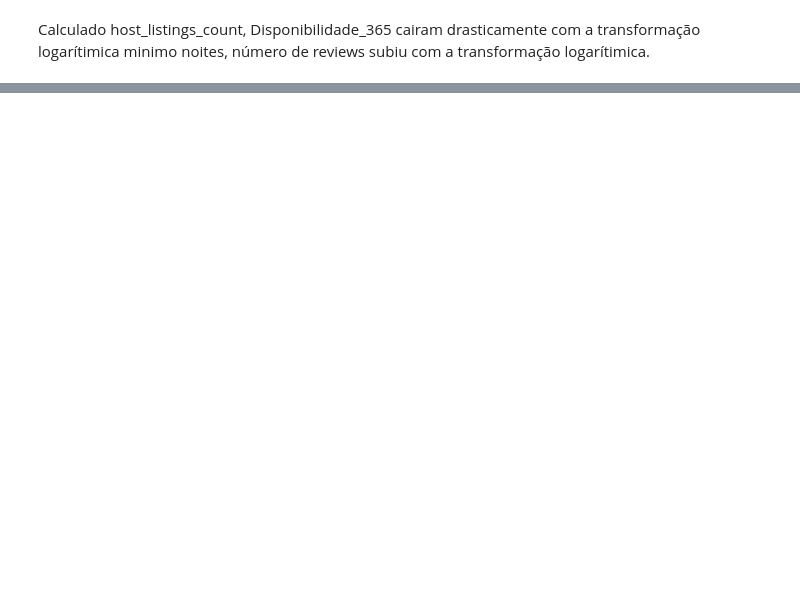
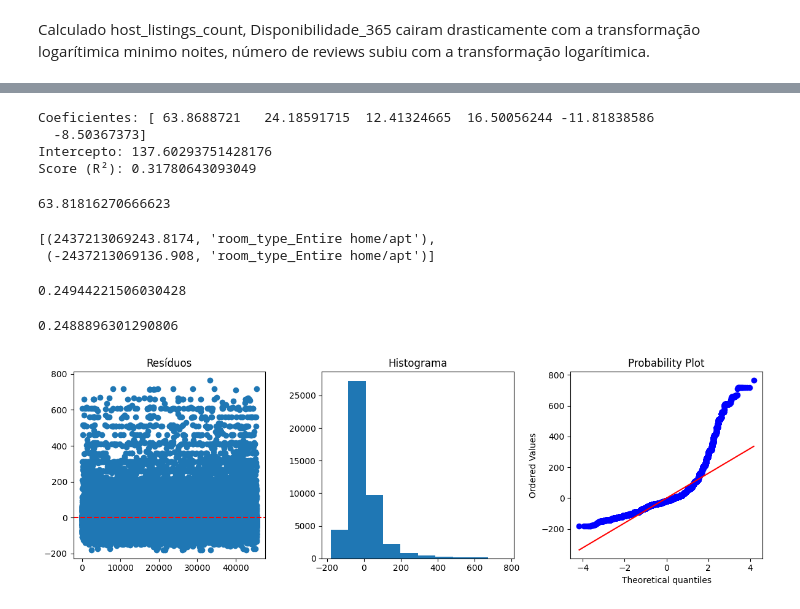
Before and after one commit to IanPerigoVianna/Lighthouse_DataScience, a Jupyter notebook: LH_CD_IAN_LUCAS_PERIGO_VIANNA.ipynb, the cells around one changed output, grey strips where cells are left out. Cells and saved outputs as stored; diff of their text form; code cells hidden in the pictures; blank space fills up the shorter version.

```diff
--- a/LH_CD_IAN_LUCAS_PERIGO_VIANNA.ipynb
+++ b/LH_CD_IAN_LUCAS_PERIGO_VIANNA.ipynb
@@ -1121,0 +1333,63 @@ plt.show()
+# %%
+x_train, x_test, y_train, y_test = train_test_split(X, y, test_size=0.30, random_state=42)
+
+# Inicialize o StandardScaler e ajuste/transforme aos dados de treinamento
+scaler = StandardScaler()
+x_train_scaled = scaler.fit_transform(x_train)
+x_test_scaled = scaler.transform(x_test)
+
+# Inicialize o modelo de regressão linear
+modelo = LinearRegression()
+
+# Ajuste o modelo aos dados de treinamento normalizados
+modelo.fit(x_train_scaled, y_train)
+
+# Avalie o desempenho no conjunto de teste
+score = modelo.score(x_test_scaled, y_test)
+
+# Imprima o coeficiente e o intercepto
+print('Coeficientes:', modelo.coef_)
+print('Intercepto:', modelo.intercept_)
+
+# Imprima o score (R²)
+print('Score (R²):', score)
+# %% [output]
+Coeficientes: [ 63.8688721   24.18591715  12.41324665  16.50056244 -11.81838586
+  -8.50367373]
+Intercepto: 137.60293751428176
+Score (R²): 0.31780643093049
+# %%
+modelo.intercept_
+# %% [output]
+63.81816270666623
+# %%
+sorted(list(zip(modelo.coef_,X.columns)),reverse=True)
+# %% [output]
+[(2437213069243.8174, 'room_type_Entire home/apt'),
+ (-2437213069136.908, 'room_type_Entire home/apt')]
+# %%
+modelo.score(X,y)
+# %% [output]
+0.24944221506030428
+# %%
+yhat = modelo.predict(X)
+r2_score(y_true=y,y_pred=yhat)
+# %% [output]
+0.2488896301290806
+# %%
+def plot_sumario(residuos,figsize=(12,4)):
+  fig, ax = plt.subplots(ncols=3, figsize=figsize)
+  ax=ax.ravel()
+  ax[0].scatter(x=range(len(residuos)),y=residuos)
+  ax[0].set_title("Resíduos")
+  ax[0].axhline(y=0,linestyle='dashed',color='red')
+  ax[1].hist(residuos,bins=10)
+  ax[1].set_title("Histograma")
+  sp.stats.probplot(residuos,plot=ax[2], fit=True)
+  plt.tight_layout()
+  plt.show()
+# %%
+erros = y - yhat
+plot_sumario(erros)
+# %% [output]
+[figure, added]
```
Also changed, not shown: parts of 56 cells of this notebook, 2 other files.
